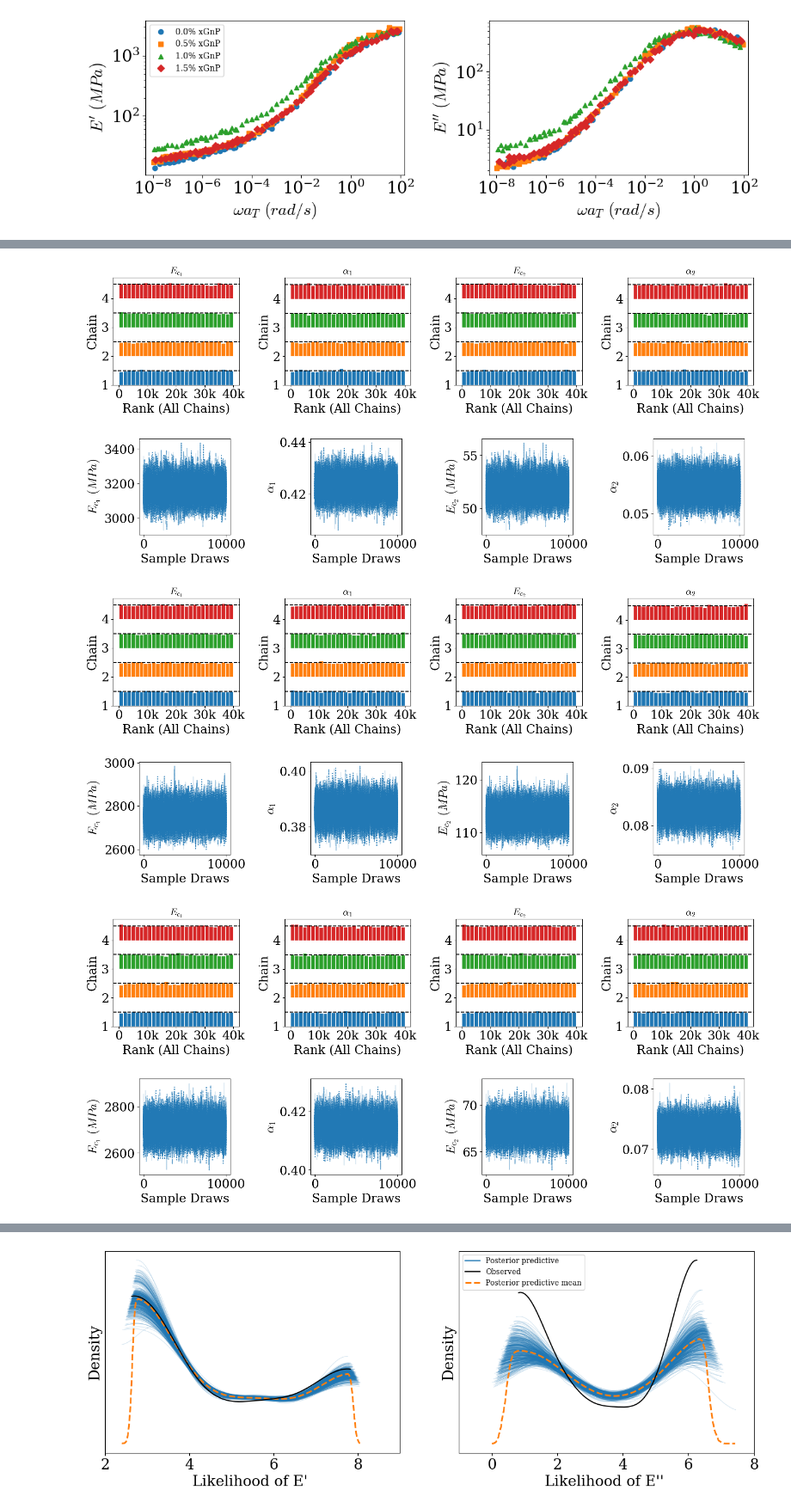
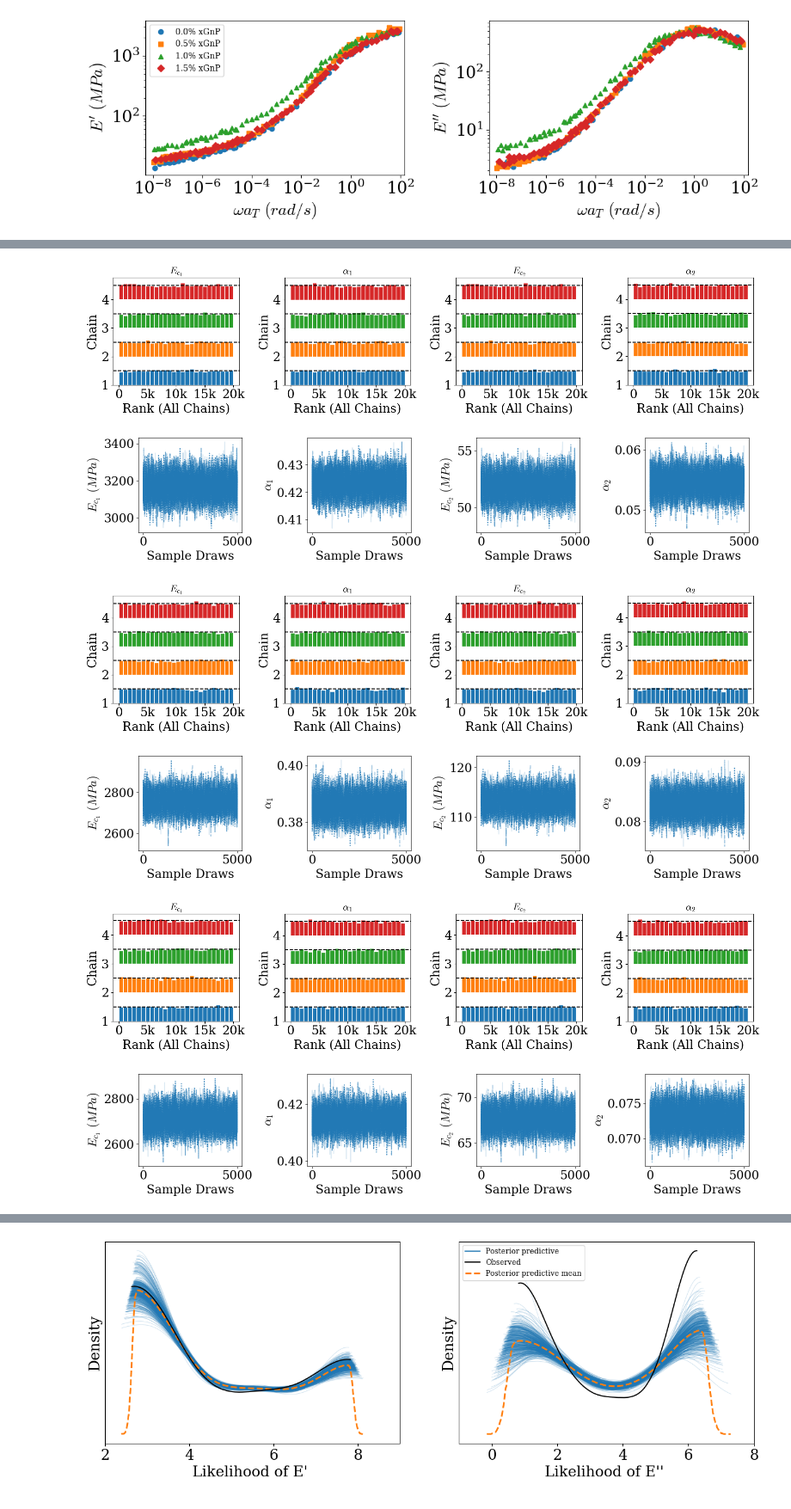
Before and after one commit to armankhoshnevis/BI-and-UQ-of-Fractional-Order-Constitutive-Models, a Jupyter notebook: Jupyter_Notebooks/MCMC_FMG_PostProcessing.ipynb, the cells around one changed output, grey strips where cells are left out. Shown at 86% size. Saved outputs shown, nothing was run; the diff lists cells and outputs as text; code cells hidden in the pictures.

```diff
--- a/Jupyter_Notebooks/MCMC_FMG_PostProcessing.ipynb
+++ b/Jupyter_Notebooks/MCMC_FMG_PostProcessing.ipynb
@@ -75,29 +78,6 @@ plt.rcParams.update({
 })
 # %% [output]
 [figure]
-# %%
-v_obs_Ep_synthetic = np.zeros((300, 4))
-v_obs_Epp_synthetic = np.zeros((300, 4))
-x_obs_synthetic = np.zeros((300, 4))
-i = 0
-for GnP in GnPs:
-    noise_Ep = np.random.normal(loc=1.0, scale=0.050, size=len(x_data[GnP]))
-    noise_Epp = np.random.normal(loc=1.0, scale=0.050, size=len(x_data[GnP]))
-    v_obs_Ep_synthetic[0:len(noise_Ep), i] = v_obs_Ep[GnP] * noise_Ep
-    v_obs_Epp_synthetic[0:len(noise_Epp), i] = v_obs_Epp[GnP] * noise_Epp
-    x_obs_synthetic[0:len(x_data[GnP]), i] = x_data[GnP]
-    i += 1
-
-v_obs_Ep_synthetic_df = pd.DataFrame(v_obs_Ep_synthetic, columns=GnPs, )
-v_obs_Epp_synthetic_df = pd.DataFrame(v_obs_Epp_synthetic, columns=GnPs)
-x_obs_synthetic_df = pd.DataFrame(x_obs_synthetic, columns=GnPs)
-
-v_obs_Ep_synthetic_df.to_csv(f"v_obs_Ep_synthetic_{HS}.csv", index=False)
-v_obs_Epp_synthetic_df.to_csv(f"v_obs_Epp_synthetic_{HS}.csv", index=False)
-x_obs_synthetic_df.to_csv(f"x_obs_synthetic_{HS}.csv", index=False)
-
-# plt.loglog(x_data['0.5GnP'], v_obs_Ep['0.5GnP'], 'o', label='0.0GnP')
-# plt.loglog(x_data['0.5GnP'], v_obs_Ep_synthetic['0.5GnP'], 'x', label='0.0GnP Synthetic')
 # %%
 # --------------------------------------------------
 # Posterior distribution plots
@@ -145,7 +125,7 @@ df_hdi_wide.to_csv(f"{file_path['file_path_save']}/Model_Param_HDI_FMG_{HS}HS.cs
 # --------------------------------------------------
 var_names = param_list[:4]
 xticks = np.linspace(0, config['hyperparams']['draws'] * config['hyperparams']['chains'], 5).tolist()
-xtickslabels = ['0', '10k', '20k', '30k', '40k']
+xtickslabels = ['0', '5k', '10k', '15k', '20k']
 for GnP in idata_dict.keys():
     idata = idata_dict[GnP]
     plt_set = {
@@ -159,6 +139,6 @@ for GnP in idata_dict.keys():
-[figure, old version]
+[figure, new version]
-[figure, old version]
+[figure, new version]
-[figure, old version]
+[figure, new version]
-[figure, old version]
+[figure, new version]
-[figure, old version]
+[figure, new version]
-[figure, old version]
+[figure, new version]
```
Also changed, not shown: parts of 7 cells of this notebook.
